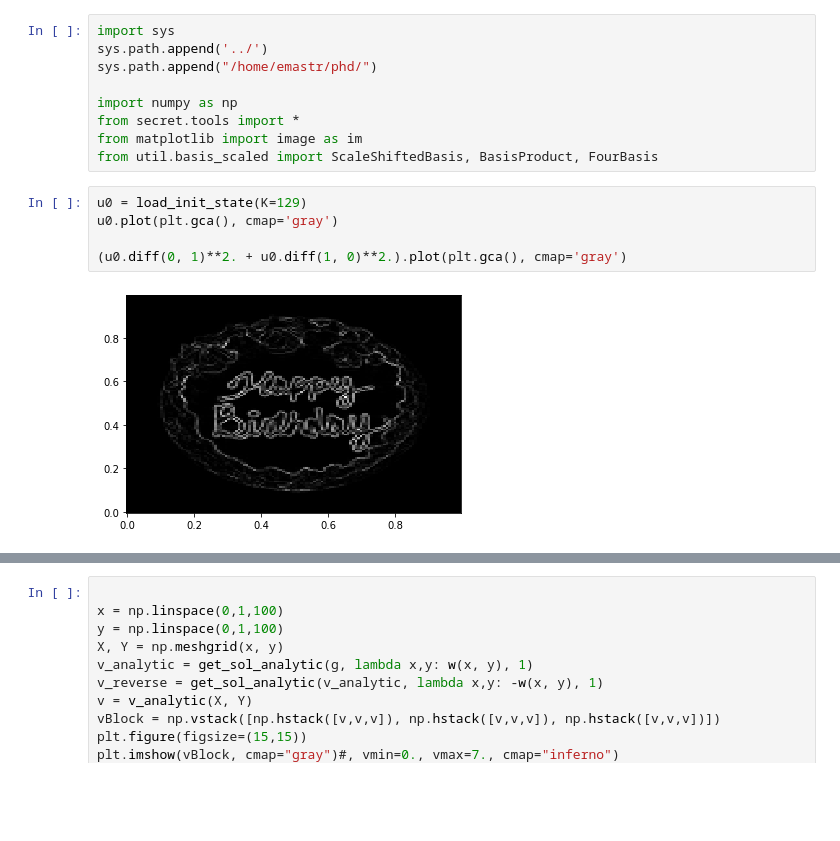
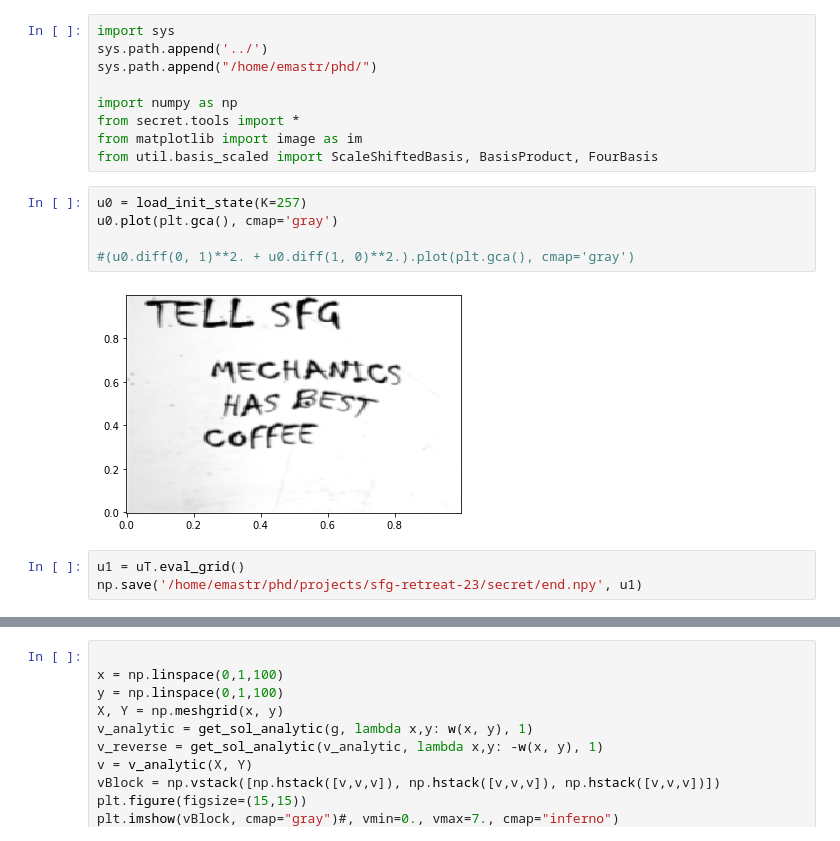
Before and after one commit to emastr/sfg-retreat-23, a Jupyter notebook: secret/test.ipynb, the cells around one changed output, grey strips where cells are left out. Cells and saved outputs as stored; diff of their text form; blank space fills up the shorter version.

```diff
--- a/secret/test.ipynb
+++ b/secret/test.ipynb
@@ -8,11 +8,14 @@ from secret.tools import *
 from matplotlib import image as im
 from util.basis_scaled import ScaleShiftedBasis, BasisProduct, FourBasis
 # %%
-u0 = load_init_state(K=129)
+u0 = load_init_state(K=257)
 u0.plot(plt.gca(), cmap='gray')
 
-(u0.diff(0, 1)**2. + u0.diff(1, 0)**2.).plot(plt.gca(), cmap='gray')
+#(u0.diff(0, 1)**2. + u0.diff(1, 0)**2.).plot(plt.gca(), cmap='gray')
 # %% [output]
-[figure, old version]
+[figure, new version]
+# %%
+u1 = uT.eval_grid()
+np.save('/home/emastr/phd/projects/sfg-retreat-23/secret/end.npy', u1)
 # %%
 N = 2000
```
Also changed, not shown: parts of 2 cells of this notebook, 10 other files.
